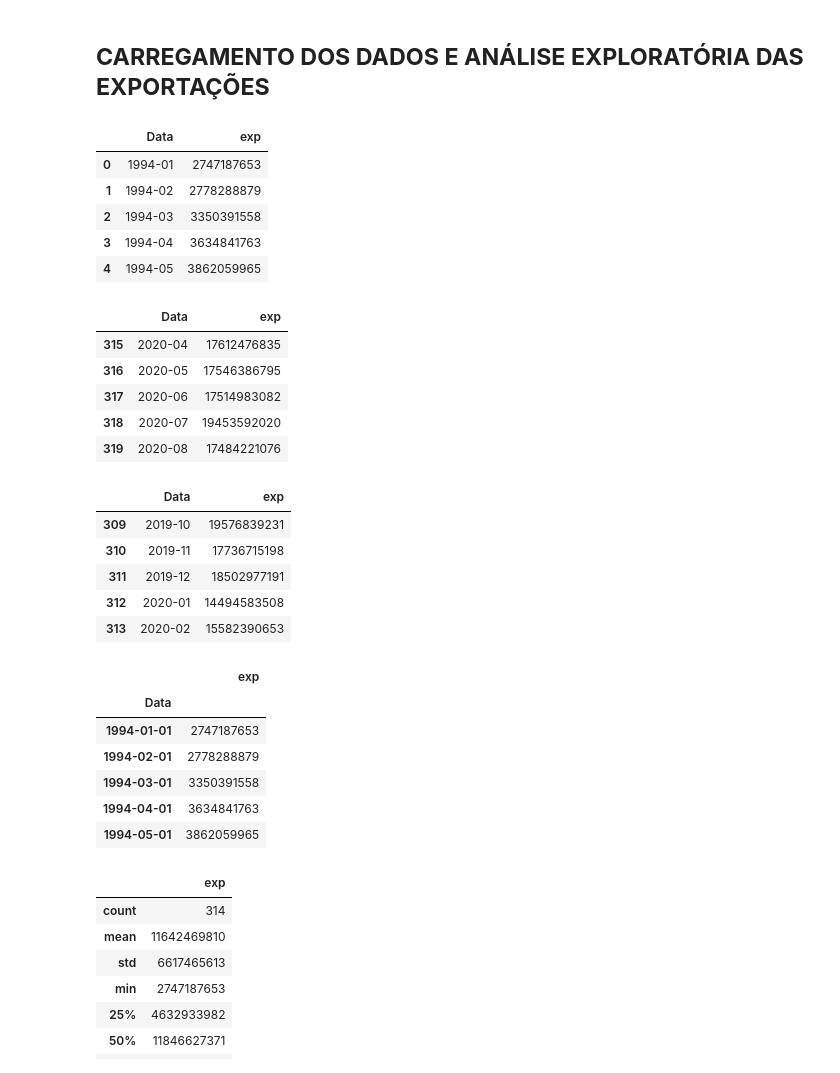
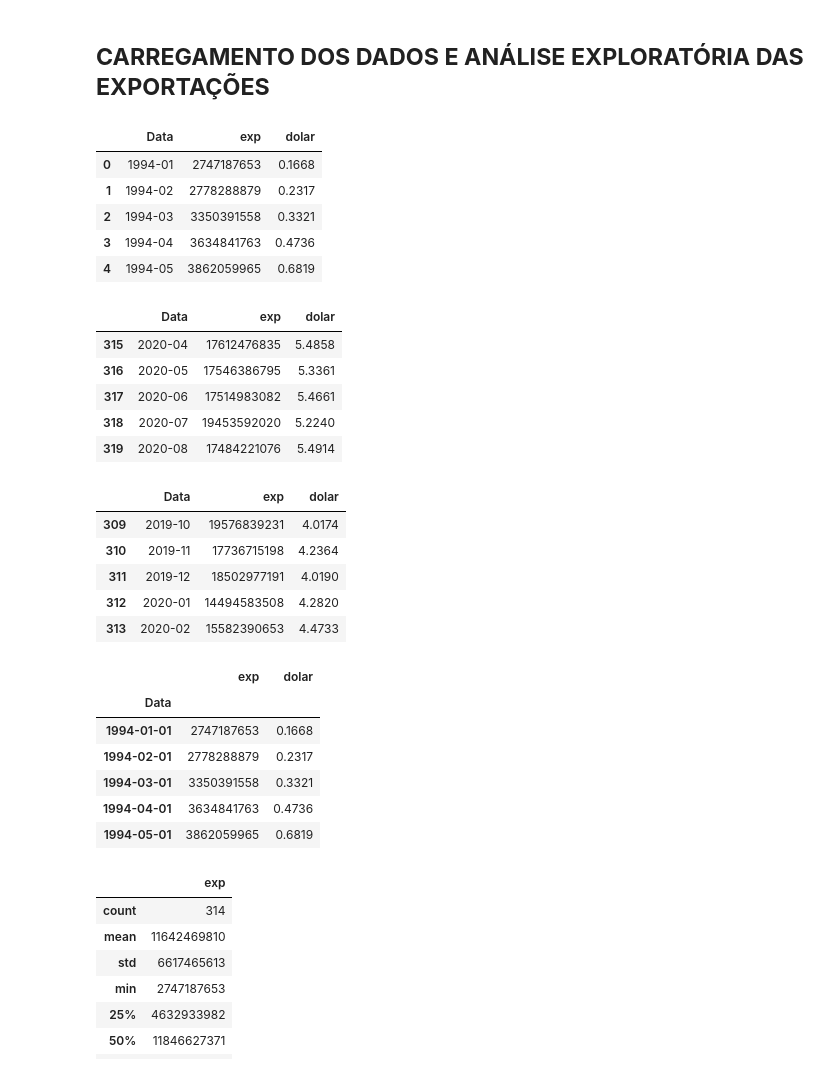
Before and after one commit to mmbs1989/TCC-PUCMINAS, a Jupyter notebook: Notebook_TCC_PUC.ipynb, the cells around one changed output. Drawn from its saved outputs; the diff is of its cells as text; code cells hidden in the pictures.

```diff
--- a/Notebook_TCC_PUC.ipynb
+++ b/Notebook_TCC_PUC.ipynb
@@ -448,34 +456,35 @@ dfe = pd.read_csv("https://raw.githubusercontent.com/mmbs1989/DSWP-Aluno/main/da
 # %%
 # Juntar as tabelas carregadas e definir o nome da coluna
 dfexp['exp'] = dfe['e']
+dfexp['dolar'] = dfdol['dol']
 dfexp.head()
 # %% [output]
-|  | Data | exp |
-| 0 | 1994-01 | 2747187653 |
-| 1 | 1994-02 | 2778288879 |
-| 2 | 1994-03 | 3350391558 |
-| 3 | 1994-04 | 3634841763 |
-| 4 | 1994-05 | 3862059965 |
+|  | Data | exp | dolar |
+| 0 | 1994-01 | 2747187653 | 0.1668 |
+| 1 | 1994-02 | 2778288879 | 0.2317 |
+| 2 | 1994-03 | 3350391558 | 0.3321 |
+| 3 | 1994-04 | 3634841763 | 0.4736 |
+| 4 | 1994-05 | 3862059965 | 0.6819 |
 # %%
 dfexp.tail()
 # %% [output]
-|  | Data | exp |
-| 315 | 2020-04 | 17612476835 |
-| 316 | 2020-05 | 17546386795 |
-| 317 | 2020-06 | 17514983082 |
-| 318 | 2020-07 | 19453592020 |
-| 319 | 2020-08 | 17484221076 |
+|  | Data | exp | dolar |
+| 315 | 2020-04 | 17612476835 | 5.4858 |
+| 316 | 2020-05 | 17546386795 | 5.3361 |
+| 317 | 2020-06 | 17514983082 | 5.4661 |
+| 318 | 2020-07 | 19453592020 | 5.2240 |
+| 319 | 2020-08 | 17484221076 | 5.4914 |
 # %%
 # Retirar as linhas que não serão utilizadas na análise
 dfexp = dfexp.drop(dfexp.index[314:])
 dfexp.tail()
 # %% [output]
-|  | Data | exp |
-| 309 | 2019-10 | 19576839231 |
-| 310 | 2019-11 | 17736715198 |
-| 311 | 2019-12 | 18502977191 |
-| 312 | 2020-01 | 14494583508 |
-| 313 | 2020-02 | 15582390653 |
+|  | Data | exp | dolar |
+| 309 | 2019-10 | 19576839231 | 4.0174 |
+| 310 | 2019-11 | 17736715198 | 4.2364 |
+| 311 | 2019-12 | 18502977191 | 4.0190 |
+| 312 | 2020-01 | 14494583508 | 4.2820 |
+| 313 | 2020-02 | 15582390653 | 4.4733 |
 # %%
 # Transformar o tipo das colunas e definir o index
 dfexp['exp'] = pd.to_numeric(dfexp['exp'])
@@ -484,13 +493,13 @@ dfexp.set_index('Data', inplace=True)
 # %%
 dfexp.head()
 # %% [output]
-|  | exp |
-| Data |  |
-| 1994-01-01 | 2747187653 |
-| 1994-02-01 | 2778288879 |
-| 1994-03-01 | 3350391558 |
-| 1994-04-01 | 3634841763 |
-| 1994-05-01 | 3862059965 |
+|  | exp | dolar |
+| Data |  |  |
+| 1994-01-01 | 2747187653 | 0.1668 |
+| 1994-02-01 | 2778288879 | 0.2317 |
+| 1994-03-01 | 3350391558 | 0.3321 |
+| 1994-04-01 | 3634841763 | 0.4736 |
+| 1994-05-01 | 3862059965 | 0.6819 |
 # %%
 # Estatísitica descritiva dos valores de arrecadação
 dfexp.describe().astype(int)
```
Also changed, not shown: parts of 5 cells of this notebook.
